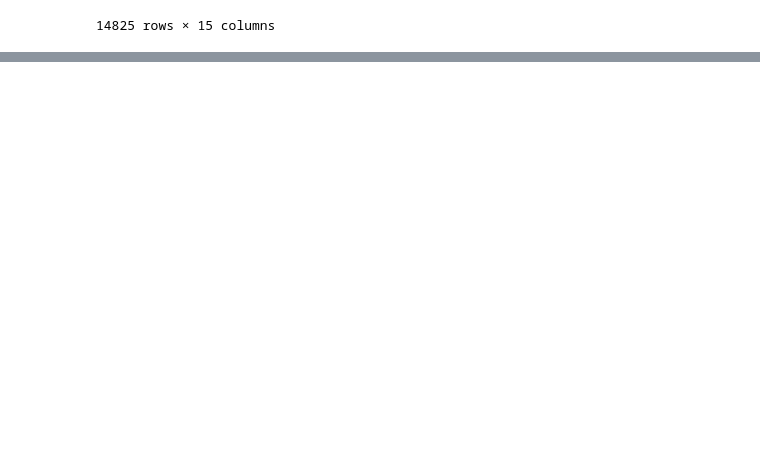
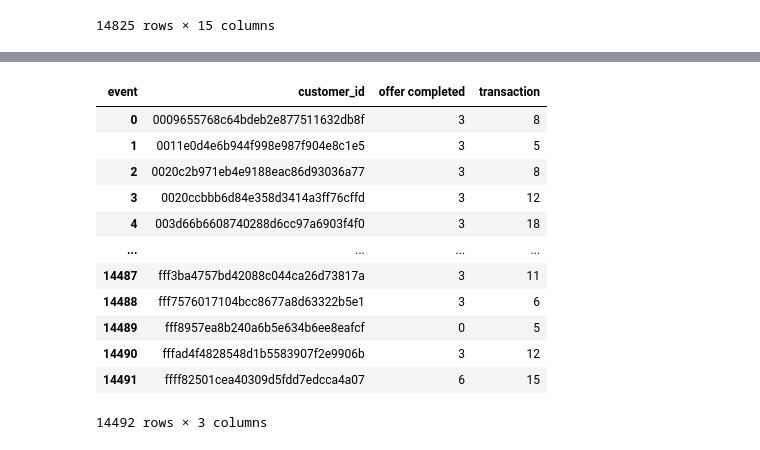
Before and after one commit to Koremm/Coffeeoffers, a Jupyter notebook: Coffee Offers Vscode.ipynb, the cells around one changed output, grey strips where cells are left out. Saved outputs shown, nothing was run; the diff lists cells and outputs as text; code cells hidden in the pictures; blank space fills up the shorter version.

```diff
--- a/Coffee Offers Vscode.ipynb
+++ b/Coffee Offers Vscode.ipynb
@@ -606,0 +639,26 @@ Index(['customer_id', 'event', 'time', 'offer id', 'amount', 'offer_id_x',
+# %%
+#May 3
+#Trying to find the multiple offers for one transaction
+#Sorting via two columns in ascending order
+sorted_by_time = all_merged_no118.sort_values(['customer_id','time(days)'])
+#sorted_by_time.head(20)
+#Filter event to transaction and offer completed only
+filter_transaction_completedoffer = sorted_by_time[sorted_by_time['event'].isin(['transaction','offer completed'])]
+count_transact_completed = filter_transaction_completedoffer[['customer_id', 'event']].groupby(['customer_id','event']).size().unstack(fill_value = 0).reset_index()
+count_transact_completed
+#multiple_offers
+#There are 14492 customers that had transaction and/or offer completed
+# %% [output]
+| event | customer_id | offer completed | transaction |
+| 0 | 0009655768c64bdeb2e877511632db8f | 3 | 8 |
+| 1 | 0011e0d4e6b944f998e987f904e8c1e5 | 3 | 5 |
+| 2 | 0020c2b971eb4e9188eac86d93036a77 | 3 | 8 |
+| 3 | 0020ccbbb6d84e358d3414a3ff76cffd | 3 | 12 |
+| 4 | 003d66b6608740288d6cc97a6903f4f0 | 3 | 18 |
+| ... | ... | ... | ... |
+| 14487 | fff3ba4757bd42088c044ca26d73817a | 3 | 11 |
+| 14488 | fff7576017104bcc8677a8d63322b5e1 | 3 | 6 |
+| 14489 | fff8957ea8b240a6b5e634b6ee8eafcf | 0 | 5 |
+| 14490 | fffad4f4828548d1b5583907f2e9906b | 3 | 12 |
+| 14491 | ffff82501cea40309d5fdd7edcca4a07 | 6 | 15 |
+14492 rows × 3 columns
```
Also changed, not shown: parts of 8 cells of this notebook.
